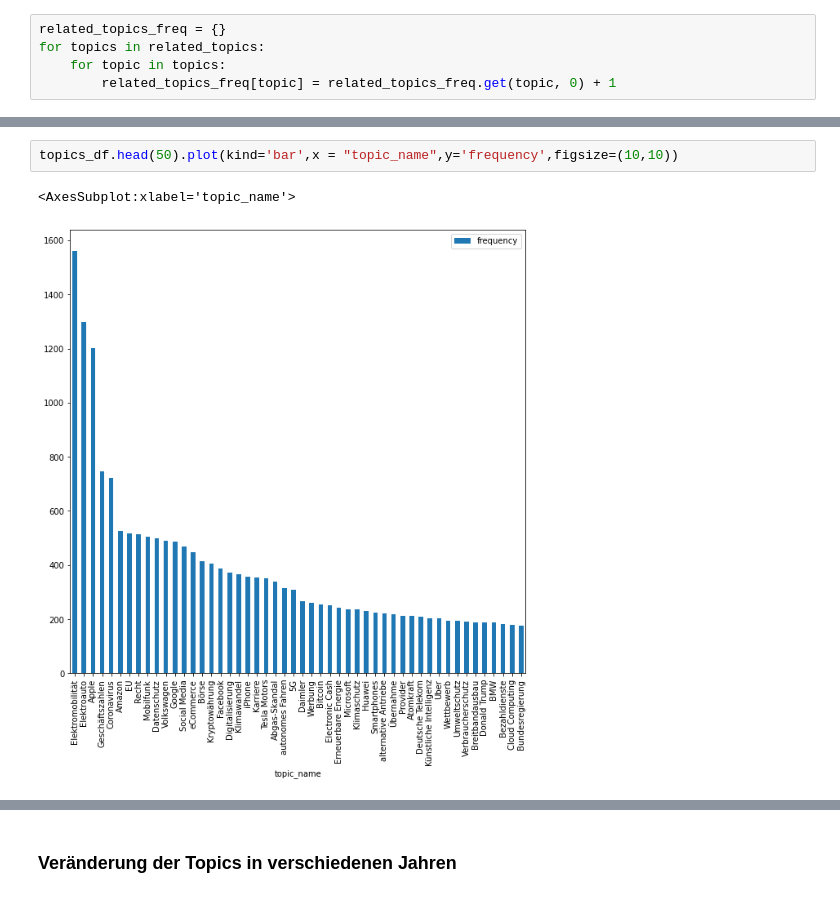
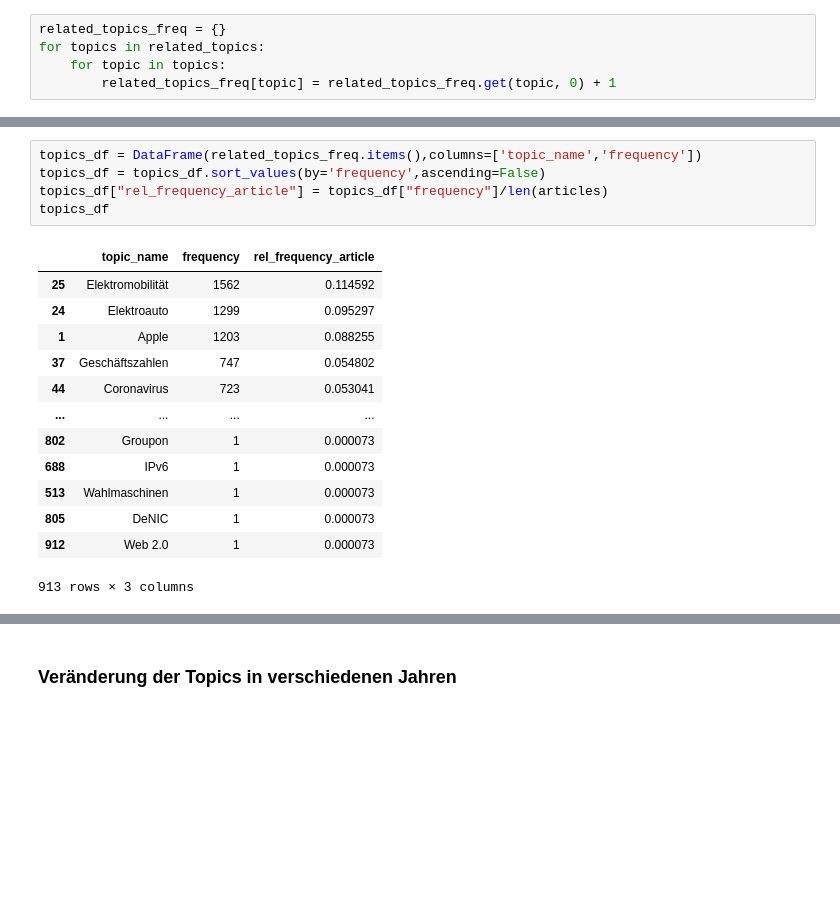
Before and after one commit to Chr1st1anG/NLP, a Jupyter notebook: Exploartion.ipynb, the cells around one changed output, grey strips where cells are left out. Saved outputs shown, nothing was run; the diff lists cells and outputs as text; blank space fills up the shorter version.

Commit message:
related_topics veränderung nach jahren

```diff
--- a/Exploartion.ipynb
+++ b/Exploartion.ipynb
@@ -298,5 +280,19 @@ topics_df
-# %%
-topics_df.head(50).plot(kind='bar',x = "topic_name",y='frequency',figsize=(10,10))
-# %% [output]
-<AxesSubplot:xlabel='topic_name'>
-[figure, removed]
+# %%
+topics_df = DataFrame(related_topics_freq.items(),columns=['topic_name','frequency'])
+topics_df = topics_df.sort_values(by='frequency',ascending=False)
+topics_df["rel_frequency_article"] = topics_df["frequency"]/len(articles)
+topics_df
+# %% [output]
+|  | topic_name | frequency | rel_frequency_article |
+| 25 | Elektromobilität | 1562 | 0.114592 |
+| 24 | Elektroauto | 1299 | 0.095297 |
+| 1 | Apple | 1203 | 0.088255 |
+| 37 | Geschäftszahlen | 747 | 0.054802 |
+| 44 | Coronavirus | 723 | 0.053041 |
+| ... | ... | ... | ... |
+| 802 | Groupon | 1 | 0.000073 |
+| 688 | IPv6 | 1 | 0.000073 |
+| 513 | Wahlmaschinen | 1 | 0.000073 |
+| 805 | DeNIC | 1 | 0.000073 |
+| 912 | Web 2.0 | 1 | 0.000073 |
+913 rows × 3 columns
```
Also changed, not shown: parts of 11 cells of this notebook.
